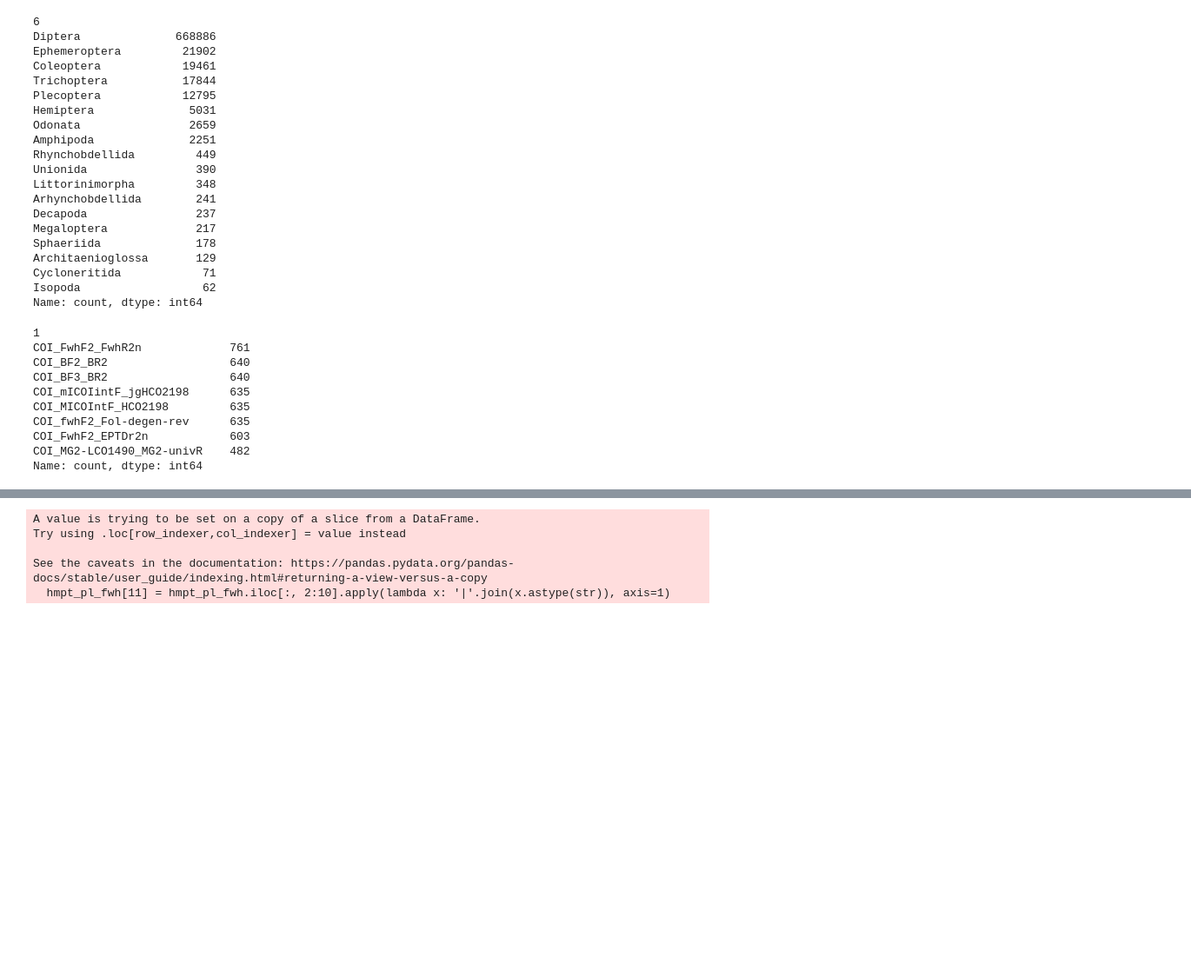
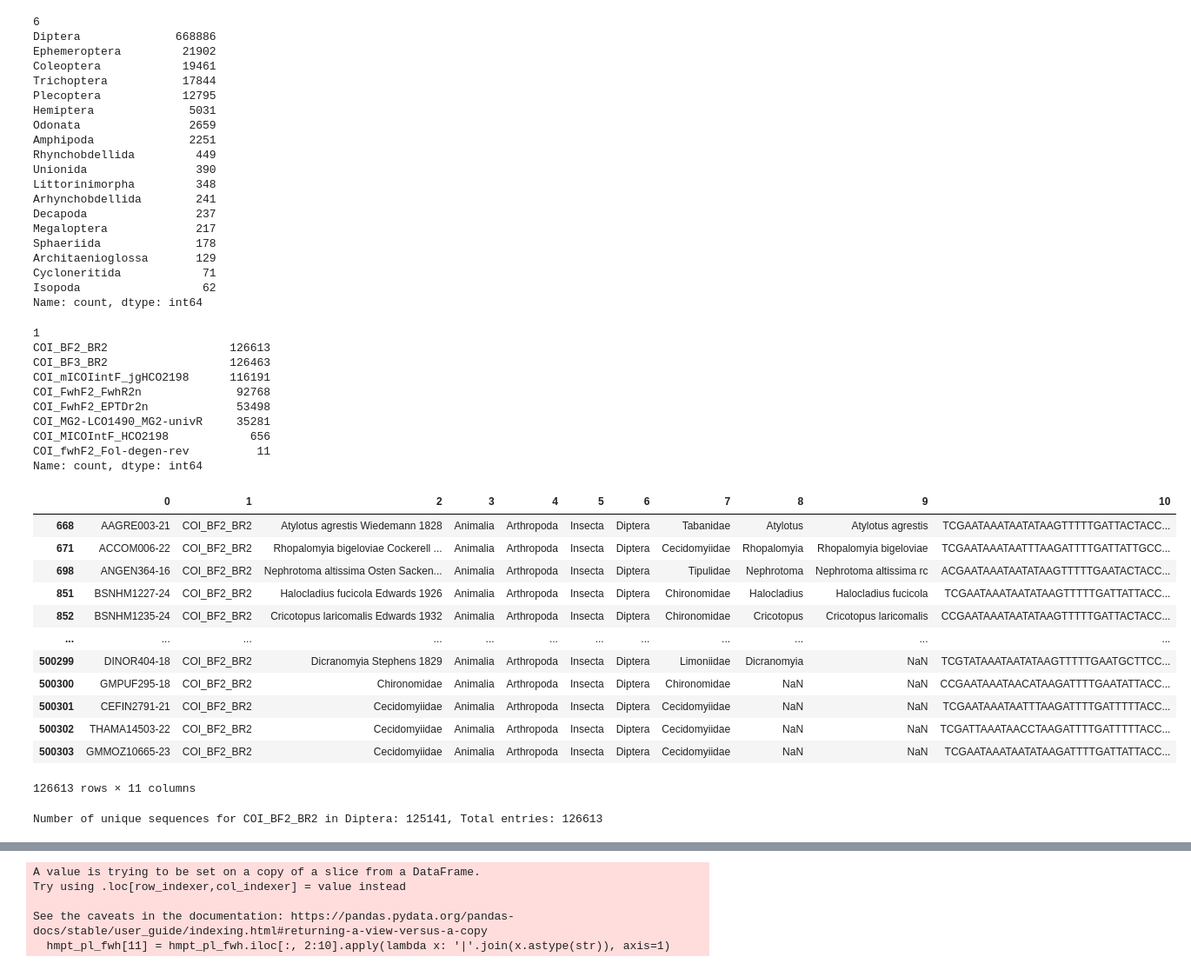
Before and after one commit to CIBIO-BU/mozaiko, a Jupyter notebook: draft.ipynb, the cells around one changed output, grey strips where cells are left out. Shown at 87% size. Cells and saved outputs as stored; diff of their text form; code cells hidden in the pictures; blank space fills up the shorter version.

```diff
--- a/draft.ipynb
+++ b/draft.ipynb
@@ -1977,3 +2090,7 @@ Column 'full_len_mismatch_sum' not found in: /home/camilababo/Documents/coding-p
+# %%
+import pandas as pd
+czech = pd.read_csv("/home/camilababo/Documents/DNAquaIMG/countries-otls/harmonized/bmi/filtered_phyl/Czech_taxonlist_bmi_harmonized.tsv", sep="\t")
+czech_unique_fam = czech['family'].unique()
 # %%
 pol = pd.read_csv("/home/camilababo/Documents/DNAquaIMG/countries-otls/harmonized/bmi/filtered_phyl/Poland_taxonlist_bmi_harmonized.tsv", sep="\t")
 unique_fam = pol['family'].unique()
@@ -2090,0 +2172,4 @@ intersection
+# %%
+mb_fam = mb_input[7].unique()
+czech_intersection = set(czech_unique_fam).intersection(set(mb_fam))
+len(czech_intersection)
@@ -2090,0 +2178,3 @@ intersection
+# %%
+czech_filt = mb_input[mb_input[7].isin(czech_intersection)]
+czech_filt.shape
@@ -2090,0 +2183,3 @@ intersection
+# %%
+czech_filt = czech_filt.drop_duplicates(subset=[7,8,9,10], keep="first").reset_index(drop=True)
+czech_filt.shape
@@ -2131,15 +2256,38 @@ Isopoda                  62
 Name: count, dtype: int64
 # %%
 # Check how many 'Diptera' [6] are there for each primer [1]
-otl_filt[otl_filt[6] == 'Hemiptera'][1].value_counts()
+czech_filt[czech_filt[6] == 'Diptera'][1].value_counts()
 # %% [output]
 1
-COI_FwhF2_FwhR2n             761
-COI_BF2_BR2                  640
-COI_BF3_BR2                  640
-COI_mICOIintF_jgHCO2198      635
-COI_MICOIntF_HCO2198         635
-COI_fwhF2_Fol-degen-rev      635
-COI_FwhF2_EPTDr2n            603
-COI_MG2-LCO1490_MG2-univR    482
+COI_BF2_BR2                  126613
+COI_BF3_BR2                  126463
+COI_mICOIintF_jgHCO2198      116191
+COI_FwhF2_FwhR2n              92768
+COI_FwhF2_EPTDr2n             53498
+COI_MG2-LCO1490_MG2-univR     35281
+COI_MICOIntF_HCO2198            656
+COI_fwhF2_Fol-degen-rev          11
 Name: count, dtype: int64
+# %%
+dipt_bf2br2 = czech_filt[(czech_filt[6] == 'Diptera') & (czech_filt[1] == 'COI_BF2_BR2')]
+dipt_bf2br2
+# %% [output]
+|  | 0 | 1 | 2 | 3 | 4 | 5 | 6 | 7 | 8 | 9 | 10 |
+| 668 | AAGRE003-21 | COI_BF2_BR2 | Atylotus agrestis Wiedemann 1828 | Animalia | Arthropoda | Insecta | Diptera | Tabanidae | Atylotus | Atylotus agrestis | TCGAATAAATAATATAAGTTTTTGATTACTACC... |
+| 671 | ACCOM006-22 | COI_BF2_BR2 | Rhopalomyia bigeloviae Cockerell ... | Animalia | Arthropoda | Insecta | Diptera | Cecidomyiidae | Rhopalomyia | Rhopalomyia bigeloviae | TCGAATAAATAATTTAAGATTTTGATTATTGCC... |
+| 698 | ANGEN364-16 | COI_BF2_BR2 | Nephrotoma altissima Osten Sacken... | Animalia | Arthropoda | Insecta | Diptera | Tipulidae | Nephrotoma | Nephrotoma altissima rc | ACGAATAAATAATATAAGTTTTTGAATACTACC... |
+| 851 | BSNHM1227-24 | COI_BF2_BR2 | Halocladius fucicola Edwards 1926 | Animalia | Arthropoda | Insecta | Diptera | Chironomidae | Halocladius | Halocladius fucicola | TCGAATAAATAATATAAGTTTTTGATTATTACC... |
+| 852 | BSNHM1235-24 | COI_BF2_BR2 | Cricotopus laricomalis Edwards 1932 | Animalia | Arthropoda | Insecta | Diptera | Chironomidae | Cricotopus | Cricotopus laricomalis | CCGAATAAATAATATAAGTTTTTGATTACTACC... |
+| ... | ... | ... | ... | ... | ... | ... | ... | ... | ... | ... | ... |
+| 500299 | DINOR404-18 | COI_BF2_BR2 | Dicranomyia Stephens 1829 | Animalia | Arthropoda | Insecta | Diptera | Limoniidae | Dicranomyia | NaN | TCGTATAAATAATATAAGTTTTTGAATGCTTCC... |
+| 500300 | GMPUF295-18 | COI_BF2_BR2 | Chironomidae | Animalia | Arthropoda | Insecta | Diptera | Chironomidae | NaN | NaN | CCGAATAAATAACATAAGATTTTGAATATTACC... |
+| 500301 | CEFIN2791-21 | COI_BF2_BR2 | Cecidomyiidae | Animalia | Arthropoda | Insecta | Diptera | Cecidomyiidae | NaN | NaN | TCGAATAAATAATTTAAGATTTTGATTTTTACC... |
+| 500302 | THAMA14503-22 | COI_BF2_BR2 | Cecidomyiidae | Animalia | Arthropoda | Insecta | Diptera | Cecidomyiidae | NaN | NaN | TCGATTAAATAACCTAAGATTTTGATTTTTACC... |
+| 500303 | GMMOZ10665-23 | COI_BF2_BR2 | Cecidomyiidae | Animalia | Arthropoda | Insecta | Diptera | Cecidomyiidae | NaN | NaN | TCGAATAAATAATATAAGATTTTGATTATTACC... |
+126613 rows × 11 columns
+# %%
+dipt_bf2br2.shape
+len(dipt_bf2br2[10].unique())
+print(f"Number of unique sequences for COI_BF2_BR2 in Diptera: {len(dipt_bf2br2[10].unique())}")
+# %% [output]
+Number of unique sequences for COI_BF2_BR2 in Diptera: 125141, Total entries: 126613
```
Also changed, not shown: parts of 53 cells of this notebook, 6 other files.
